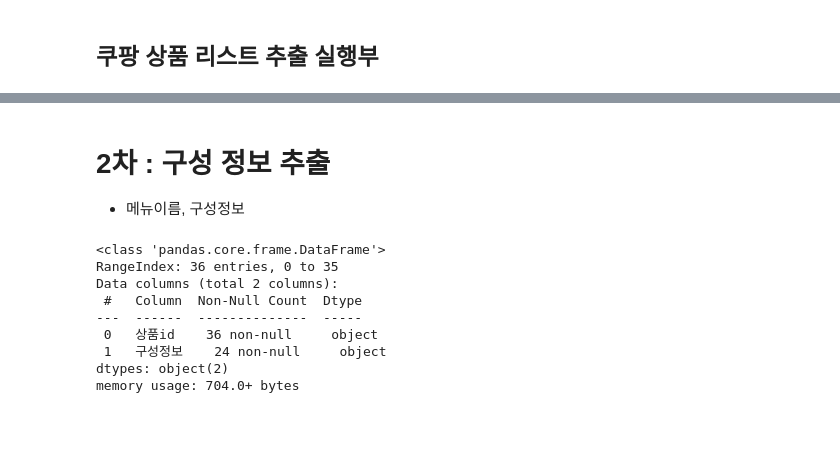
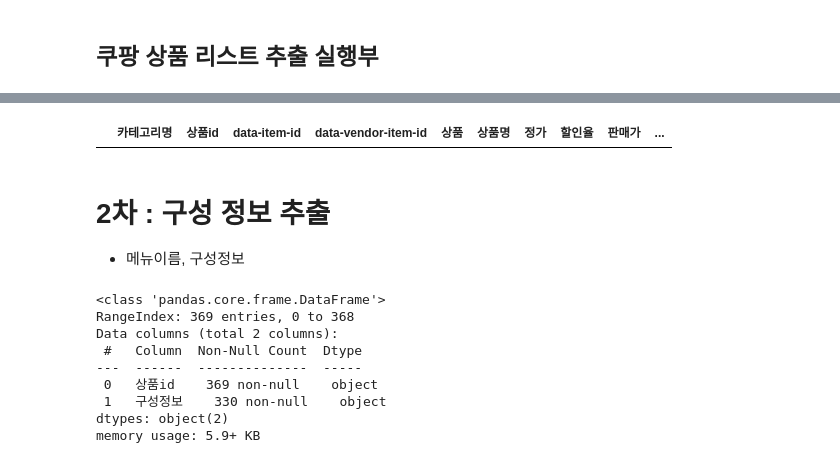
Before and after one commit to dajeong25/KDT_team4_FinalPJT, a Jupyter notebook: 01_웹크롤링/쿠팡크롤링.ipynb, the cells around one changed output, grey strips where cells are left out. Cells and saved outputs as stored; diff of their text form; code cells hidden in the pictures; blank space fills up the shorter version.

```diff
--- a/01_웹크롤링/쿠팡크롤링.ipynb
+++ b/01_웹크롤링/쿠팡크롤링.ipynb
@@ -170,0 +110,28 @@ coupang_items
+# %%
+#필터링 후 전체 크롤링
+#categoryId 기반 카테고리 대분류 정의
+category = {'502483':1, '502484':2, '502485':3, '502486':4, '502487':5, '502490':6, '502491':7}
+category_keys = list(category.keys())
+
+#상품 리스트를 담을 빈 dataframe 생성
+item_list = ['카테고리명','상품id','data-item-id','data-vendor-item-id','상품','상품명','정가',
+             '할인율','판매가','100g당_가격','별점','리뷰수','품절여부']
+coupang_items = pd.DataFrame(columns=item_list)
+
+#쿠팡 상품 리스트 페이지 html 추출
+cg_url = 'https://www.coupang.com/np/categories/'
+user_agt = "Mozilla/5.0 (Windows NT 10.0; Win64; x64) AppleWebKit/537.36 (KHTML, like Gecko) Chrome/108.0.0.0 Safari/537.36 Edg/108.0.1462.46"
+
+for categoryId in category_keys:
+    page_num = page_number(categoryId, user_agt) #해당 카테고리의 페이지 마지막 페이지 번호 추출
+    for page in range(1, page_num+1):
+        URL = cg_url+categoryId+"?page="+str(page)+'&filter=1%23attr_12406%2419087%40DEFAULT'
+        cg_soup_base = get_coupang_item(URL, user_agt)     #전체 html 추출
+        cg_soup2 = cg_soup_base.select("#productList li")
+
+        #코드 실행
+        for cg_soup in cg_soup2:
+            coupang_item = first_preprocessing(cg_soup, category_number(categoryId, category))
+            coupang_items = pd.concat([coupang_items,coupang_item], ignore_index=True)
+
+coupang_items.info()
@@ -171,3 +159,8 @@ coupang_items
+# %%
+#카테고리별 중복값 확인
+coupang_items.loc[coupang_items.duplicated(subset=['상품id']), :]
+# %% [output]
+|  | 카테고리명 | 상품id | data-item-id | data-vendor-item-id | 상품 | 상품명 | 정가 | 할인율 | 판매가 | ... |
 # %% [markdown]
 # 2차 : 구성 정보 추출
 - 메뉴이름, 구성정보
@@ -213,31 +177,29 @@ for idx in range(len(coupang_items)):
     pdt_soup = get_coupang_item(URL, user_agt)
 
     all = pdt_soup.find('body').children
-    cnt = 0
+    info_of_organization = 0
     for item in all:
-        s = item.text.strip()
-        if cnt == 2:
+        s = item.text.strip().replace('\n','')
+        if '로 구성' in s:
             info_of_organization = s
-            cnt = 3
+        elif '구성과 단위' in s :
+            info_of_organization=s
 
-        elif cnt == 1:
-            cnt = 2
+    #4차: 구성정보가 없으면 결측값 처리
+    if info_of_organization==0:
+        info_of_organization = np.NaN
 
-        elif '구성 정보' in s: #해당 상세페이지에
-            #print(s)
-            cnt = 1
-    if not cnt==3:
-        info_of_organization = np.NaN
     data_item = pd.DataFrame({'상품id':productId, '구성정보':info_of_organization}, index=[0])
     data_items = pd.concat([data_items, data_item], ignore_index=True)
+
 data_items.info()
 # %% [output]
 <class 'pandas.core.frame.DataFrame'>
-RangeIndex: 36 entries, 0 to 35
+RangeIndex: 369 entries, 0 to 368
 Data columns (total 2 columns):
  #   Column  Non-Null Count  Dtype
 ---  ------  --------------  -----
- 0   상품id    36 non-null     object
- 1   구성정보    24 non-null     object
+ 0   상품id    369 non-null    object
+ 1   구성정보    330 non-null    object
 dtypes: object(2)
-memory usage: 704.0+ bytes
+memory usage: 5.9+ KB
```
Also changed, not shown: parts of 13 cells of this notebook.
